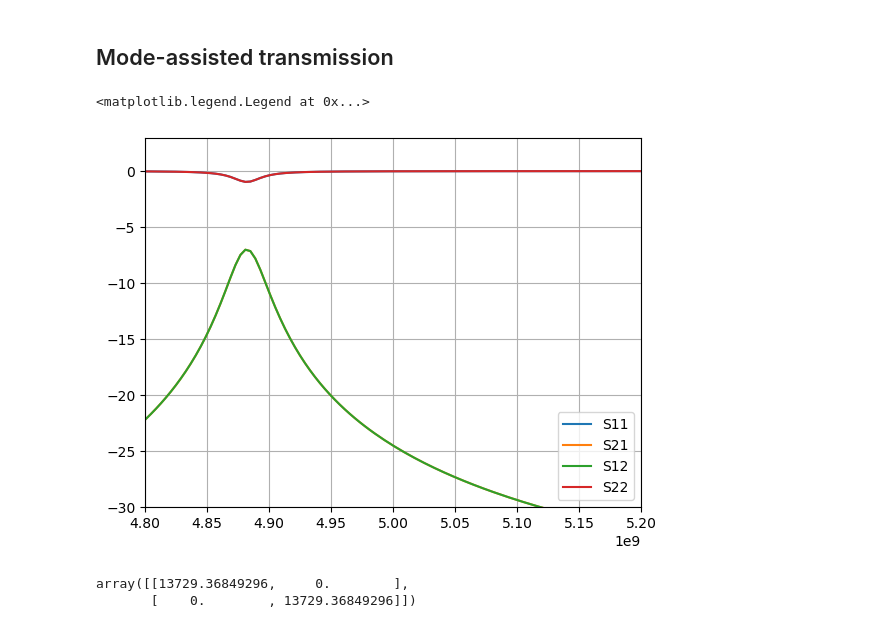
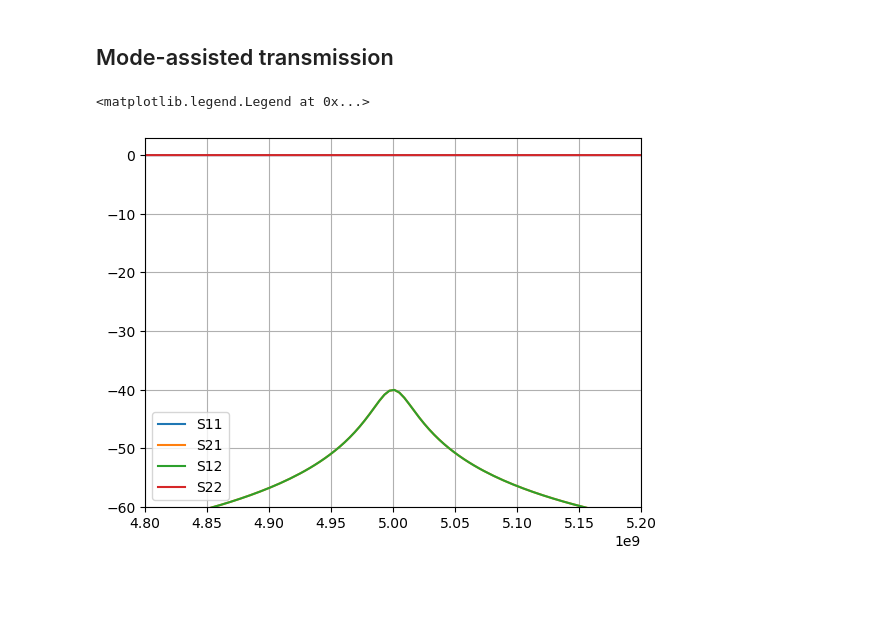
Before and after one commit to borismesits/simulation-vault, a Jupyter notebook: cqed/Parametrically Controlled Networks.ipynb, the cells around one changed output. Drawn from its saved outputs; the diff is of its cells as text; code cells hidden in the pictures; blank space fills up the shorter version.

```diff
--- a/cqed/Parametrically Controlled Networks.ipynb
+++ b/cqed/Parametrically Controlled Networks.ipynb
@@ -181,7 +194,7 @@ plt.legend()
 # %% [markdown]
 ## Mode-assisted transmission
 # %%
-ωk = np.array([5e9,7e9])*2*π
+ωk = np.array([5e9,10e9])*2*π
 γintk = np.array([0e7,0e7])*2*π
 γextk = np.array([3e7,3e7])*2*π
 γk = γintk + γextk
@@ -190,7 +203,7 @@ plt.legend()
 
 γ0 = 1e9*2*π
 
-cjk = np.array([[0,1e9],[1e9,0]])*2*π
+cjk = np.array([[0,50e6],[50e6,0]])*2*π
 
 K = np.diag(np.sqrt(γextk)) + np.sqrt(0e4*2*π)
 
@@ -208,21 +221,16 @@ S = 1j/γ0 * np.linalg.matmul(K, np.linalg.matmul(Minv,K)) - eye
 # %%
 S11 = S[:,0,0]
 S21 = S[:,1,0]
 S12 = S[:,0,1]
 S22 = S[:,1,1]
 plt.plot(ωs/(2*π),20*np.log10(np.abs(S11)),label='S11')
 plt.plot(ωs/(2*π),20*np.log10(np.abs(S21)),label='S21')
 plt.plot(ωs/(2*π),20*np.log10(np.abs(S12)),label='S12')
 plt.plot(ωs/(2*π),20*np.log10(np.abs(S22)),label='S22')
 plt.xlim([4.8e9,5.2e9])
-plt.ylim([-30,3])
+plt.ylim([-60,3])
 plt.grid()
 plt.legend()
 # %% [output]
 <matplotlib.legend.Legend at 0x...>
-[figure, old version]
+[figure, new version]
-# %%
-K
-# %% [output]
-array([[13729.36849296,     0.        ],
-       [    0.        , 13729.36849296]])
```
Also changed, not shown: parts of 5 cells of this notebook, 5 other files.
